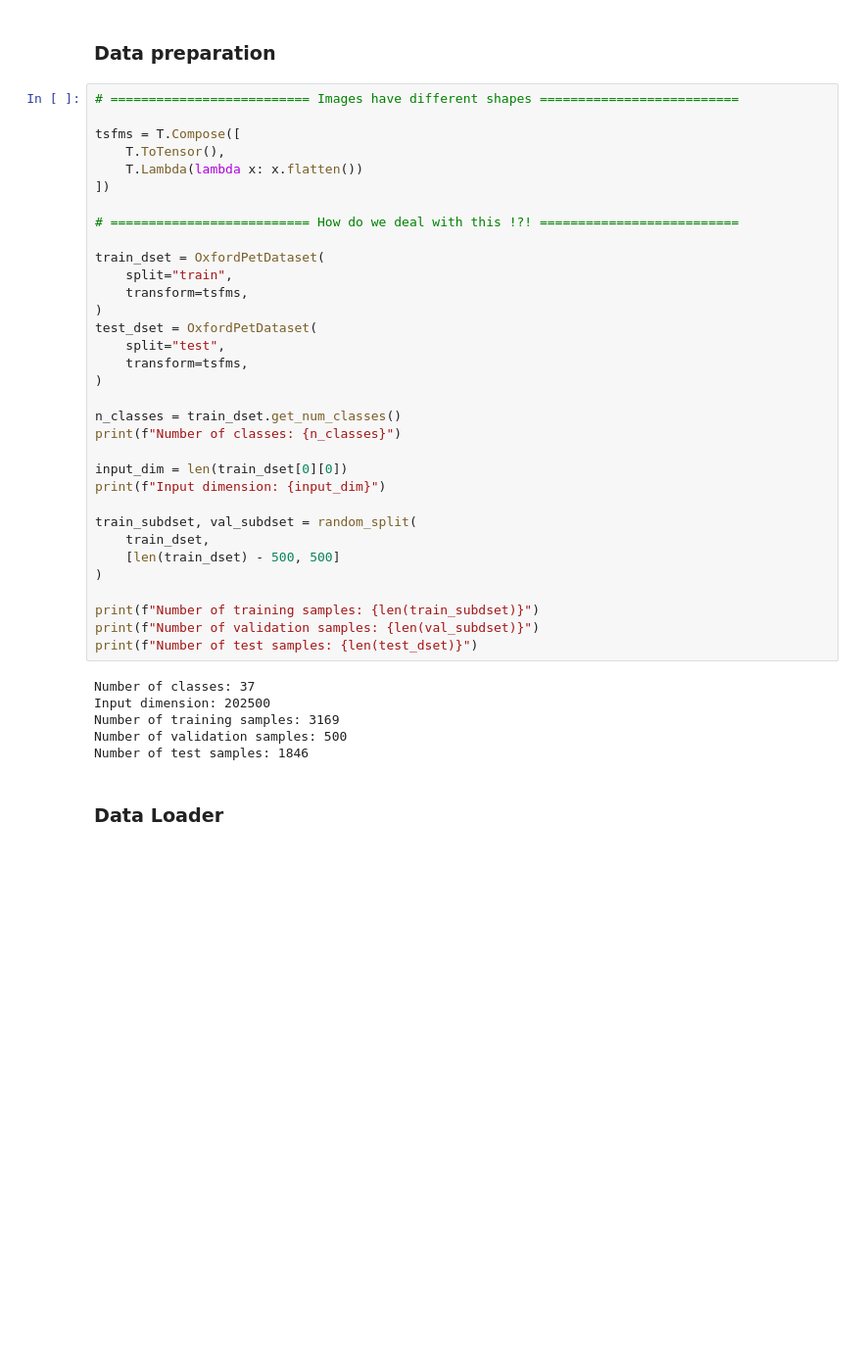
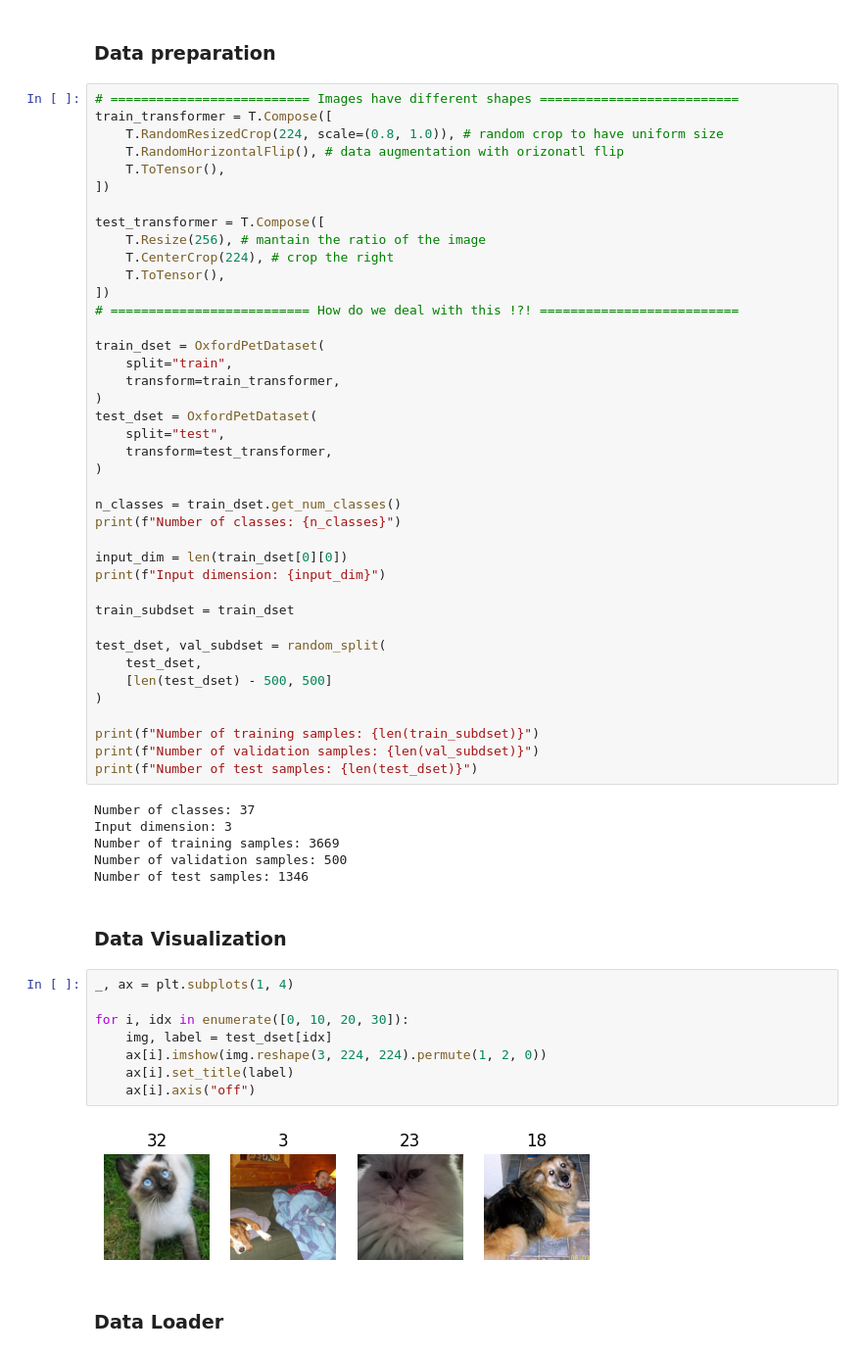
Before and after one commit to lucazini03/IPCV, a Jupyter notebook: assignment_module_two.ipynb, the cells around one changed output. Shown at 98% size. Saved outputs shown, nothing was run; the diff lists cells and outputs as text; blank space fills up the shorter version.

```diff
--- a/assignment_module_two.ipynb
+++ b/assignment_module_two.ipynb
@@ -122,21 +122,26 @@ Device: cuda
 ### Data preparation
 # %%
 # ========================== Images have different shapes ==========================
-
-tsfms = T.Compose([
+train_transformer = T.Compose([
+    T.RandomResizedCrop(224, scale=(0.8, 1.0)), # random crop to have uniform size
+    T.RandomHorizontalFlip(), # data augmentation with orizonatl flip
     T.ToTensor(),
-    T.Lambda(lambda x: x.flatten())
 ])
 
+test_transformer = T.Compose([
+    T.Resize(256), # mantain the ratio of the image
+    T.CenterCrop(224), # crop the right
+    T.ToTensor(),
+])
 # ========================== How do we deal with this !?! ==========================
 
 train_dset = OxfordPetDataset(
     split="train",
-    transform=tsfms,
+    transform=train_transformer,
 )
 test_dset = OxfordPetDataset(
     split="test",
-    transform=tsfms,
+    transform=test_transformer,
 )
 
 n_classes = train_dset.get_num_classes()
@@ -145,9 +150,11 @@ print(f"Number of classes: {n_classes}")
 input_dim = len(train_dset[0][0])
 print(f"Input dimension: {input_dim}")
 
-train_subdset, val_subdset = random_split(
-    train_dset,
-    [len(train_dset) - 500, 500]
+train_subdset = train_dset
+
+test_dset, val_subdset = random_split(
+    test_dset,
+    [len(test_dset) - 500, 500]
 )
 
 print(f"Number of training samples: {len(train_subdset)}")
@@ -155,10 +162,22 @@ print(f"Number of validation samples: {len(val_subdset)}")
 print(f"Number of test samples: {len(test_dset)}")
 # %% [output]
 Number of classes: 37
-Input dimension: 202500
-Number of training samples: 3169
+Input dimension: 3
+Number of training samples: 3669
 Number of validation samples: 500
-Number of test samples: 1846
+Number of test samples: 1346
+# %% [markdown]
+### Data Visualization
+# %%
+_, ax = plt.subplots(1, 4)
+
+for i, idx in enumerate([0, 10, 20, 30]):
+    img, label = test_dset[idx]
+    ax[i].imshow(img.reshape(3, 224, 224).permute(1, 2, 0))
+    ax[i].set_title(label)
+    ax[i].axis("off")
+# %% [output]
+[figure, added]
 # %% [markdown]
 ### Data Loader
 # %%
```
Also changed, not shown: parts of 11 cells of this notebook.
